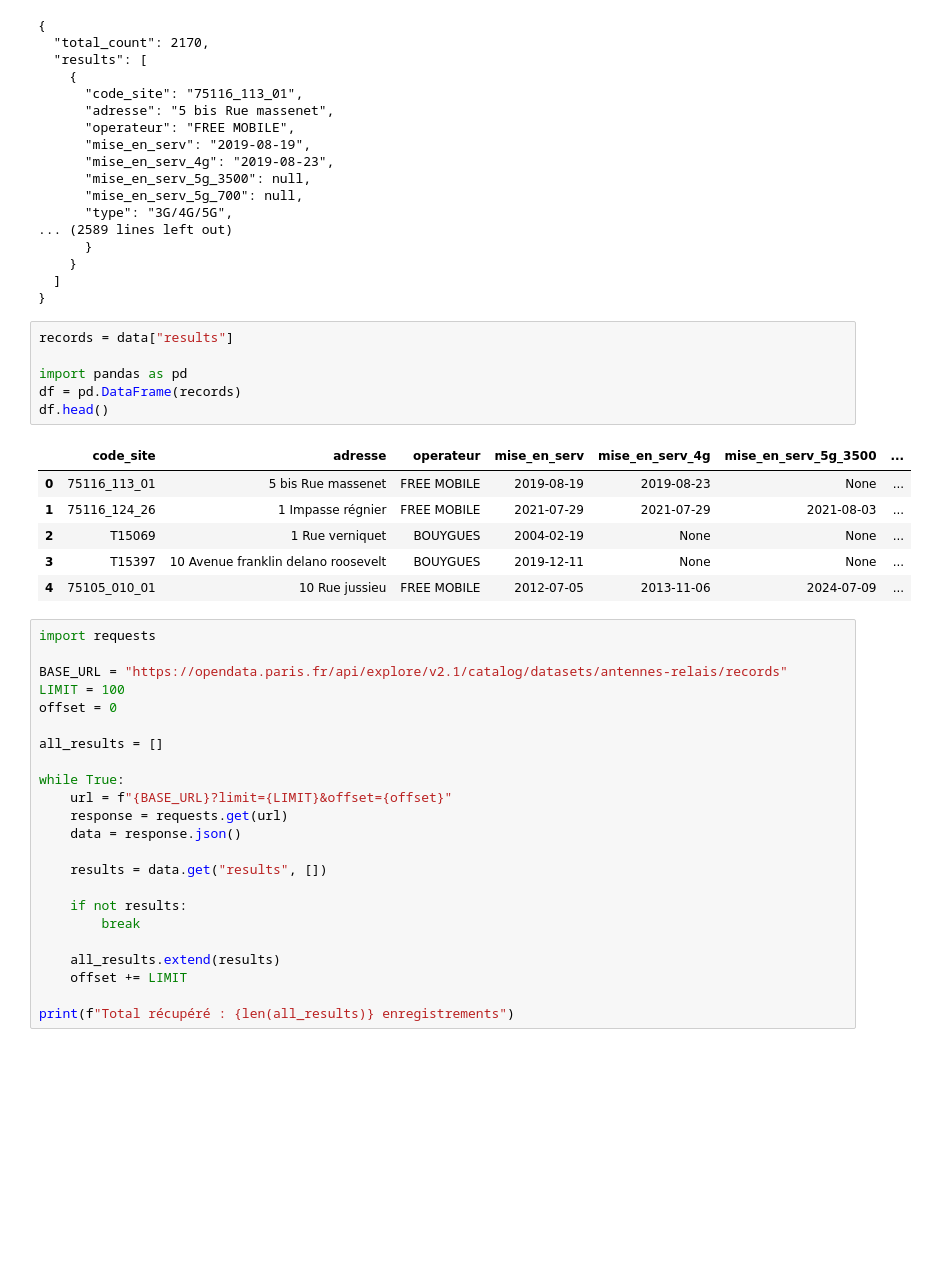
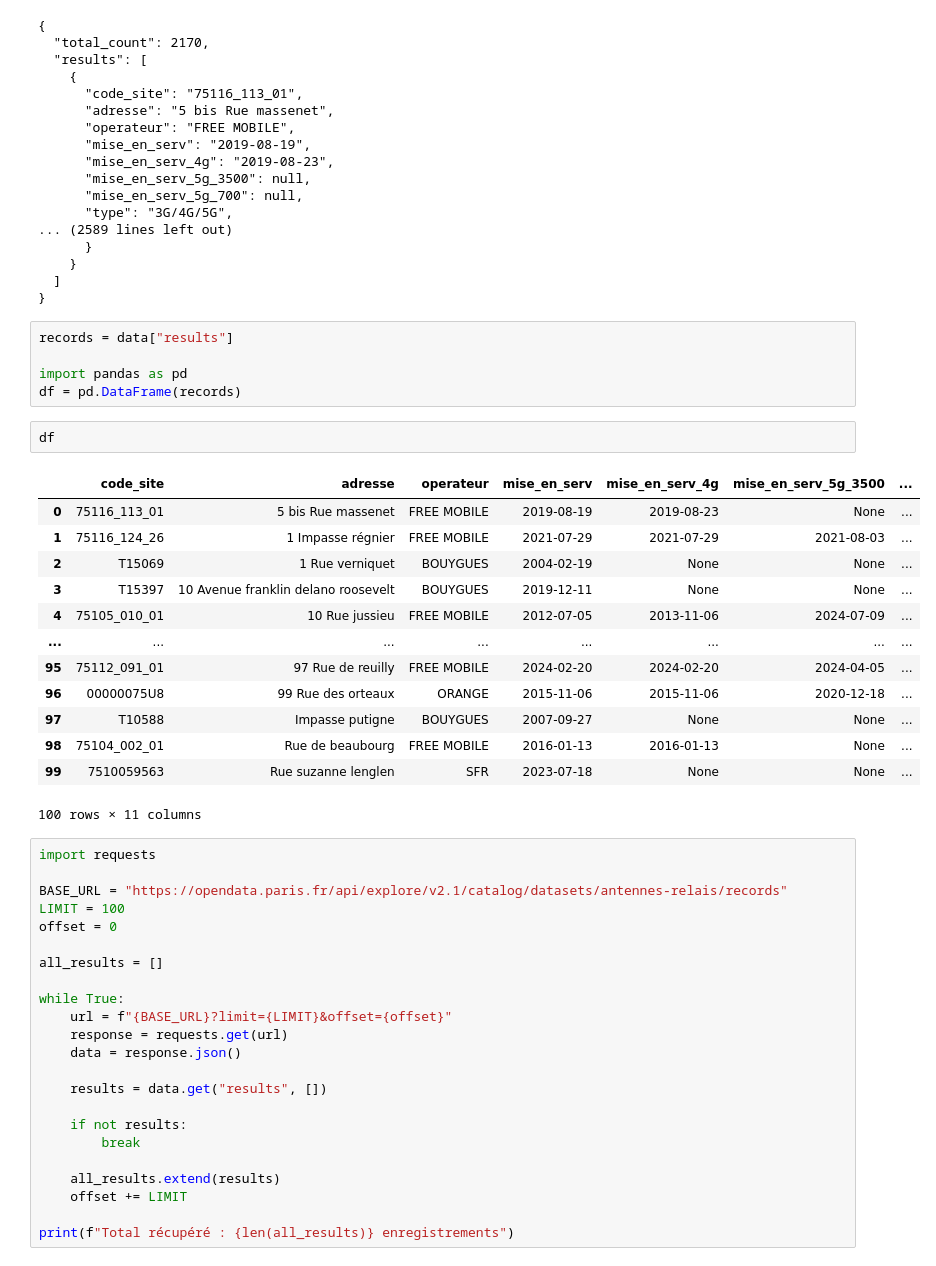
Before and after one commit to yasmineelhakem/data_antennes_relais, a Jupyter notebook: data_collection.ipynb, the cells around one changed output. Cells and saved outputs as stored; diff of their text form; blank space fills up the shorter version.

```diff
--- a/data_collection.ipynb
+++ b/data_collection.ipynb
@@ -32,14 +32,22 @@ records = data["results"]
 
 import pandas as pd
 df = pd.DataFrame(records)
-df.head()
-# %% [output]
-|  | code_site | adresse | operateur | mise_en_serv | mise_en_serv_4g | mise_en_serv_5g_3500 | ... |
-| 0 | 75116_113_01 | 5 bis Rue massenet | FREE MOBILE | 2019-08-19 | 2019-08-23 | None | ... |
-| 1 | 75116_124_26 | 1 Impasse régnier | FREE MOBILE | 2021-07-29 | 2021-07-29 | 2021-08-03 | ... |
-| 2 | T15069 | 1 Rue verniquet | BOUYGUES | 2004-02-19 | None | None | ... |
-| 3 | T15397 | 10 Avenue franklin delano roosevelt | BOUYGUES | 2019-12-11 | None | None | ... |
-| 4 | 75105_010_01 | 10 Rue jussieu | FREE MOBILE | 2012-07-05 | 2013-11-06 | 2024-07-09 | ... |
+# %%
+df
+# %% [output]
+|  | code_site | adresse | operateur | mise_en_serv | mise_en_serv_4g | mise_en_serv_5g_3500 | ... |
+| 0 | 75116_113_01 | 5 bis Rue massenet | FREE MOBILE | 2019-08-19 | 2019-08-23 | None | ... |
+| 1 | 75116_124_26 | 1 Impasse régnier | FREE MOBILE | 2021-07-29 | 2021-07-29 | 2021-08-03 | ... |
+| 2 | T15069 | 1 Rue verniquet | BOUYGUES | 2004-02-19 | None | None | ... |
+| 3 | T15397 | 10 Avenue franklin delano roosevelt | BOUYGUES | 2019-12-11 | None | None | ... |
+| 4 | 75105_010_01 | 10 Rue jussieu | FREE MOBILE | 2012-07-05 | 2013-11-06 | 2024-07-09 | ... |
+| ... | ... | ... | ... | ... | ... | ... | ... |
+| 95 | 75112_091_01 | 97 Rue de reuilly | FREE MOBILE | 2024-02-20 | 2024-02-20 | 2024-04-05 | ... |
+| 96 | 00000075U8 | 99 Rue des orteaux | ORANGE | 2015-11-06 | 2015-11-06 | 2020-12-18 | ... |
+| 97 | T10588 | Impasse putigne | BOUYGUES | 2007-09-27 | None | None | ... |
+| 98 | 75104_002_01 | Rue de beaubourg | FREE MOBILE | 2016-01-13 | 2016-01-13 | None | ... |
+| 99 | 7510059563 | Rue suzanne lenglen | SFR | 2023-07-18 | None | None | ... |
+100 rows × 11 columns
 # %%
 import requests
 
```
Also changed, not shown: parts of 1 cell of this notebook, 2 other files.
